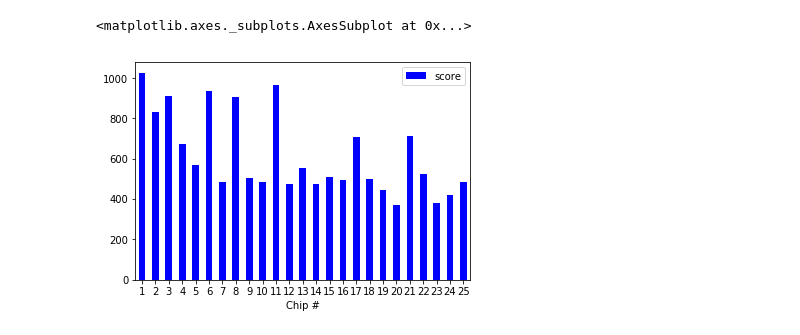
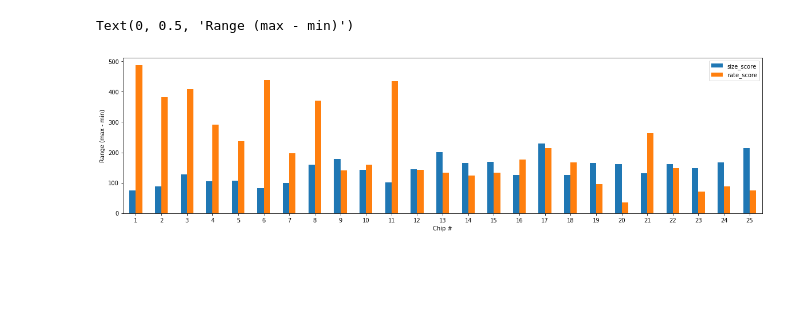
Before and after one commit to CIDARLAB/DAFD, a Jupyter notebook: rv_test.ipynb, the cells around one changed output. Drawn from its saved outputs; the diff is of its cells as text; code cells hidden in the pictures; blank space fills up the shorter version.

```diff
--- a/rv_test.ipynb
+++ b/rv_test.ipynb
@@ -8,16 +29,27 @@ orthogonal_devices = pd.read_csv("rv_study/orthogonal_devices.csv")
 # %%
 devices = orthogonal_devices.to_dict(orient='records')
 score = []
+size_score = []
+rate_score = []
+all_points = {}
+hulls = []
+
 for device in devices:
     features = device.copy()
+    chip_num = features["Chip #"]
     del features["Chip #"]
-    sizes, rates = sweep_results(device, sweep_size=25)
+    sizes, rates = sweep_results(device, sweep_size=25, jet_drop=True)
+    size_score.append(np.max(sizes) - np.min(sizes))
+    rate_score.append(np.max(rates) - np.min(rates))
     points = np.array([[sizes[i], rates[i]] for i in range(len(sizes))])
+    all_points[chip_num] = points
     hull = ConvexHull(points)
+    hulls.append(hull)
     plt.scatter(points[:,0], points[:,1], s=10)
     for simplex in hull.simplices:
         plt.plot(points[simplex, 0], points[simplex, 1], 'k-')
     score.append(hull.area)
+orthogonal_devices["hull_object"] = hulls
 plt.xlabel("Droplet Size (um)")
 plt.ylabel("Generation Rate (Hz)")
 plt.title("Performance Span of Orthogonal Devices")
@@ -47,5 +157,7 @@ score
 # %%
 orthogonal_devices["score"] = score
+orthogonal_devices["size_score"] = size_score
+orthogonal_devices["rate_score"] = rate_score
 # %%
 orthogonal_devices
 # %% [output]
@@ -67,7 +179,8 @@ orthogonal_devices
 | 23 | 24 | 175 | 2.5 | 4 | 2.0 | 4.0 | ... |
 | 24 | 25 | 175 | 3.0 | 5 | 2.5 | 2.0 | ... |
 # %%
-orthogonal_devices.plot.bar(x="Chip #", y="score", rot=0, color="b")
+ax = orthogonal_devices.plot.bar(x="Chip #", y=["size_score","rate_score"], rot=0, figsize=[20,5])
+ax.set_ylabel("Range (max - min)")
 # %% [output]
-<matplotlib.axes._subplots.AxesSubplot at 0x...>
+Text(0, 0.5, 'Range (max - min)')
-[figure, old version]
+[figure, new version]
```
Also changed, not shown: parts of 5 cells of this notebook, 1 other file.
